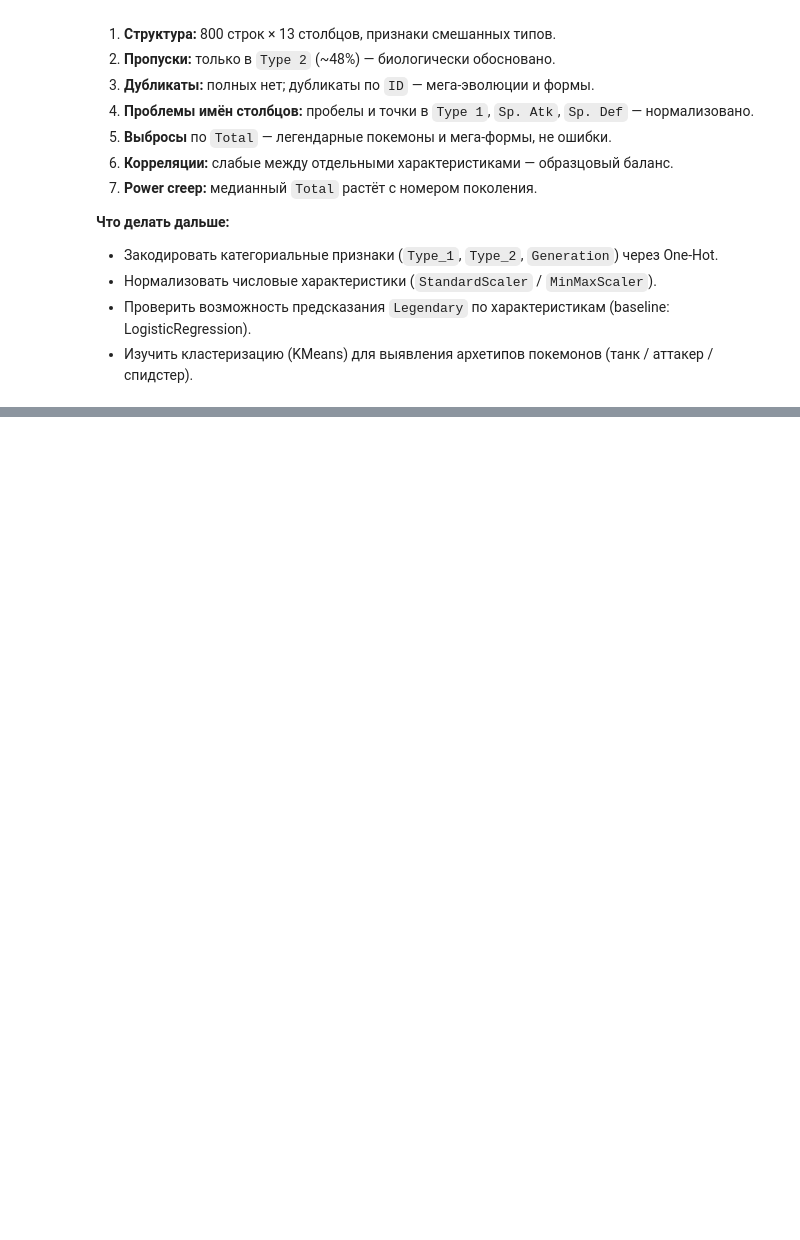
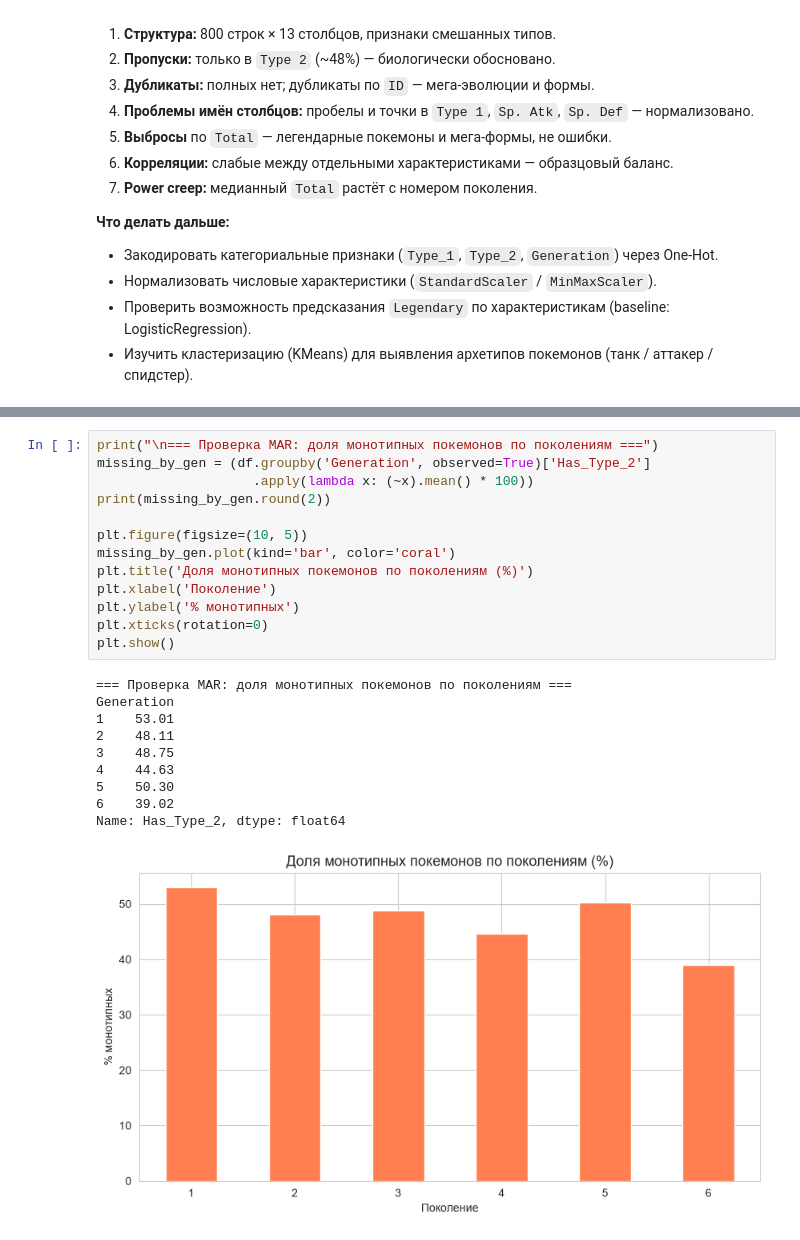
Before and after one commit to b0mbit0/GaninNS_Introduction_to_Intelligent_Data_Processing, a Jupyter notebook: notebooks/01_data_understanding.ipynb, the cells around one changed output, grey strips where cells are left out. Cells and saved outputs as stored; diff of their text form; blank space fills up the shorter version.

```diff
--- a/notebooks/01_data_understanding.ipynb
+++ b/notebooks/01_data_understanding.ipynb
@@ -311,0 +398,24 @@ plt.show()
+# %%
+print("\n=== Проверка MAR: доля монотипных покемонов по поколениям ===")
+missing_by_gen = (df.groupby('Generation', observed=True)['Has_Type_2']
+                    .apply(lambda x: (~x).mean() * 100))
+print(missing_by_gen.round(2))
+
+plt.figure(figsize=(10, 5))
+missing_by_gen.plot(kind='bar', color='coral')
+plt.title('Доля монотипных покемонов по поколениям (%)')
+plt.xlabel('Поколение')
+plt.ylabel('% монотипных')
+plt.xticks(rotation=0)
+plt.show()
+# %% [output]
+=== Проверка MAR: доля монотипных покемонов по поколениям ===
+Generation
+1    53.01
+2    48.11
+3    48.75
+4    44.63
+5    50.30
+6    39.02
+Name: Has_Type_2, dtype: float64
+[figure, added]
```
Also changed, not shown: parts of 20 cells of this notebook.
